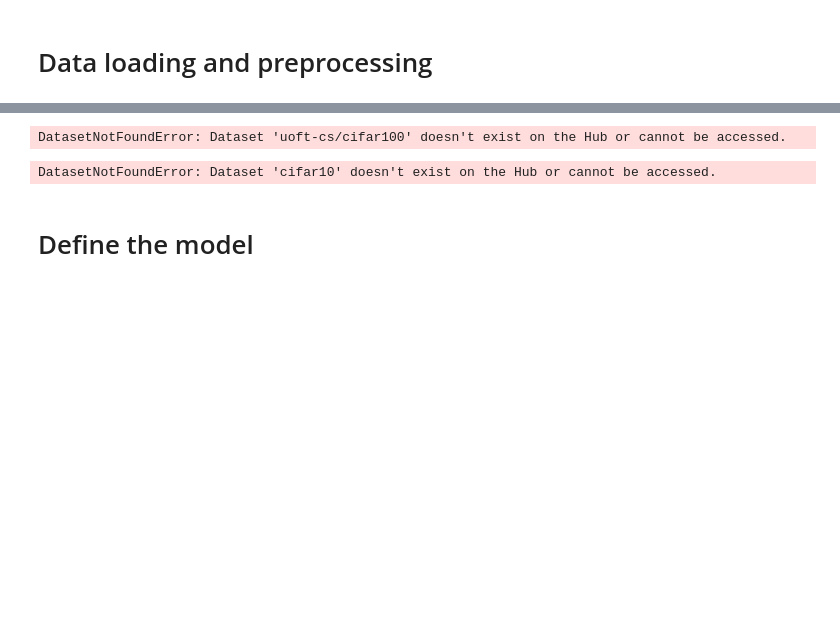
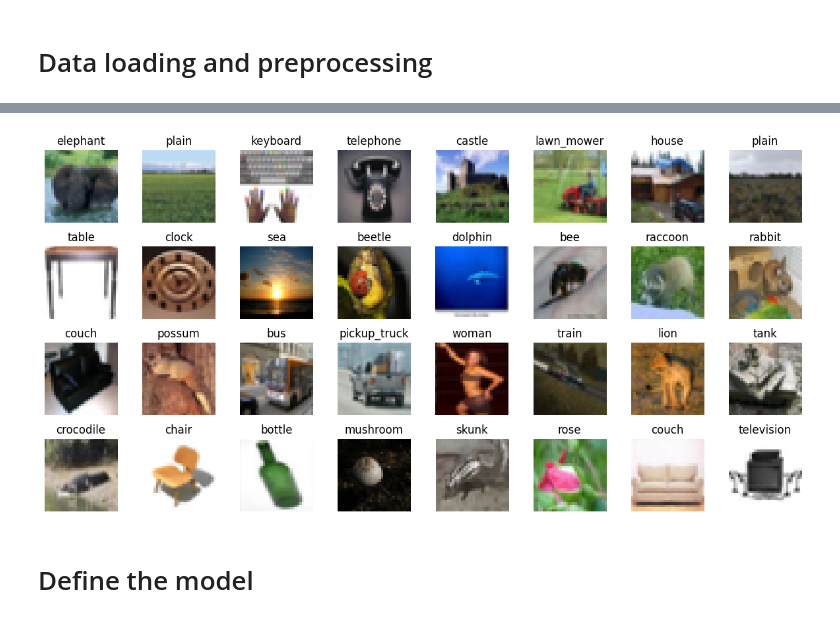
Before and after one commit to SRshohan/blockchain-iot-abac-fl, a Jupyter notebook: federated_learning/getting_started_w_cifar.ipynb, the cells around one changed output, grey strips where cells are left out. Saved outputs shown, nothing was run; the diff lists cells and outputs as text; code cells hidden in the pictures; blank space fills up the shorter version.

```diff
--- a/federated_learning/getting_started_w_cifar.ipynb
+++ b/federated_learning/getting_started_w_cifar.ipynb
@@ -66,59 +82,32 @@ def load_datasets(partition_id: int):
     testset = fds.load_split("test").with_transform(apply_transforms)
     testloader = DataLoader(testset, batch_size=BATCH_SIZE)
     return trainloader, valloader, testloader
-
-
-trainloader, _, _ = load_datasets(partition_id=0)
-batch = next(iter(trainloader))
-images, labels = batch["img"], batch["label"]
-
-# Reshape and convert images to a NumPy array
-# matplotlib requires images with the shape (height, width, 3)
-images = images.permute(0, 2, 3, 1).numpy()
-
-# Denormalize
-images = images / 2 + 0.5
-
-# Create a figure and a grid of subplots
-fig, axs = plt.subplots(4, 8, figsize=(12, 6))
-
-# Loop over the images and plot them
-for i, ax in enumerate(axs.flat):
-    ax.imshow(images[i])
-    ax.set_title(trainloader.dataset.features["label"].int2str([labels[i]])[0])
-    ax.axis("off")
-
-# Show the plot
-fig.tight_layout()
-plt.show()
-# %% [output]
-DatasetNotFoundError: Dataset 'uoft-cs/cifar100' doesn't exist on the Hub or cannot be accessed.
 # %%
 trainloader, _, _ = load_datasets(partition_id=0)
 batch = next(iter(trainloader))
-images, labels = batch["img"], batch["label"]
+images, labels = batch["img"], batch["fine_label"]
 
 # Reshape and convert images to a NumPy array
 # matplotlib requires images with the shape (height, width, 3)
 images = images.permute(0, 2, 3, 1).numpy()
 
 # Denormalize
 images = images / 2 + 0.5
 
 # Create a figure and a grid of subplots
 fig, axs = plt.subplots(4, 8, figsize=(12, 6))
 
 # Loop over the images and plot them
 for i, ax in enumerate(axs.flat):
     ax.imshow(images[i])
-    ax.set_title(trainloader.dataset.features["label"].int2str([labels[i]])[0])
+    ax.set_title(trainloader.dataset.features["fine_label"].int2str([labels[i]])[0])
     ax.axis("off")
 
 # Show the plot
 fig.tight_layout()
 plt.show()
 # %% [output]
-DatasetNotFoundError: Dataset 'cifar10' doesn't exist on the Hub or cannot be accessed.
+[figure, added]
 # %% [markdown]
 # Define the model
 # %%
```
Also changed, not shown: parts of 4 cells of this notebook, 12 other files.
